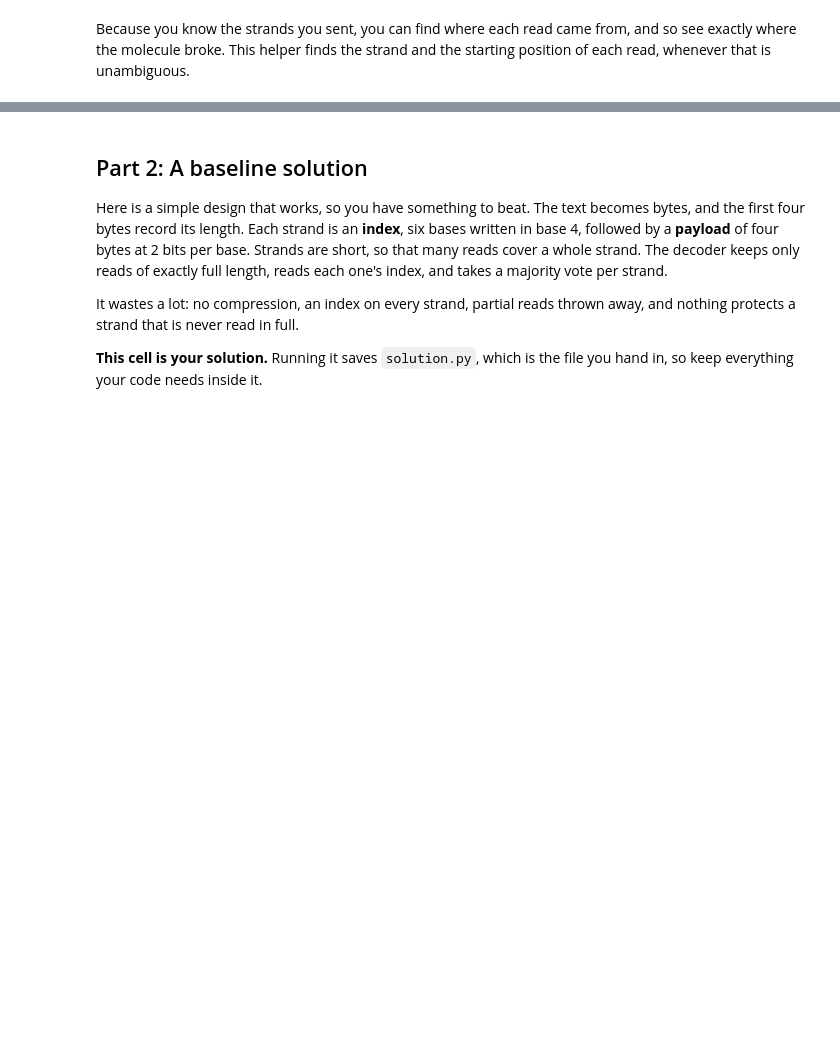
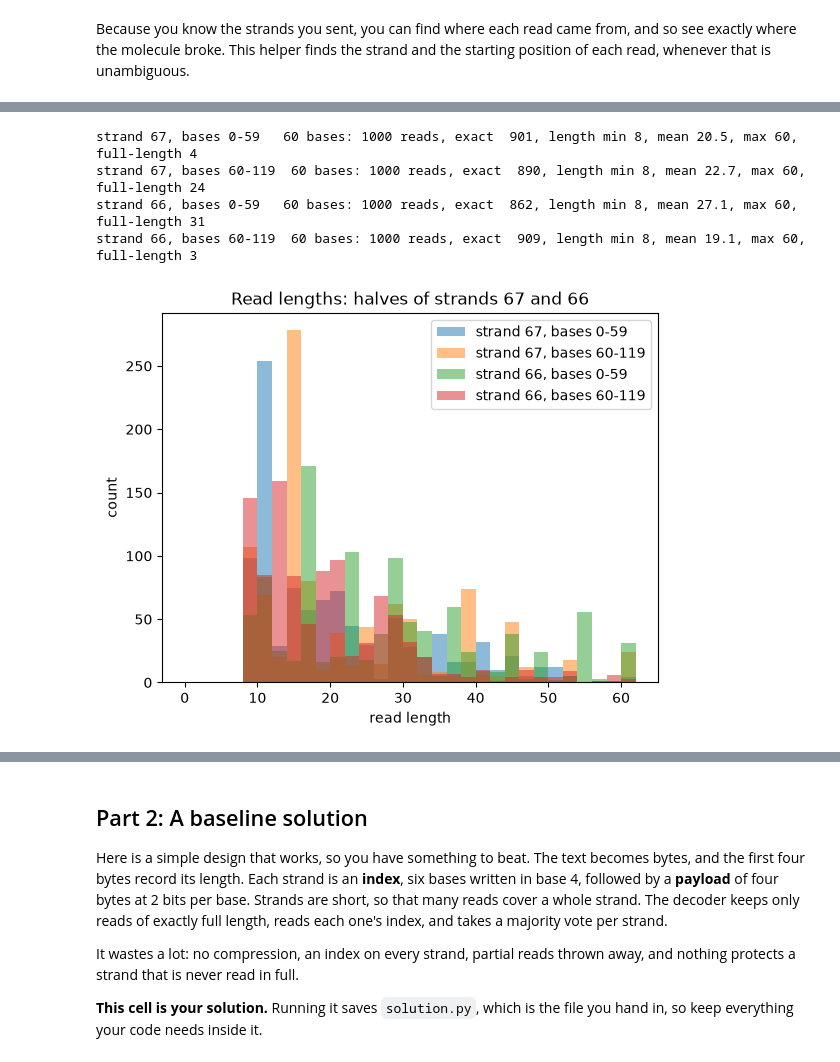
Before and after one commit to helin-wang1203/ENGS27-Final-Project, a Jupyter notebook: ENG_27_Project_Starter.ipynb, the cells around one changed output, grey strips where cells are left out. Drawn from its saved outputs; the diff is of its cells as text; code cells hidden in the pictures; blank space fills up the shorter version.

```diff
--- a/ENG_27_Project_Starter.ipynb
+++ b/ENG_27_Project_Starter.ipynb
@@ -127,0 +289,49 @@ the first read is strand 17, bases 65 to 112
+# %%
+# Split strand 67 into two halves and send each ALONE.
+# If one half comes back normally and the other returns nothing, whatever makes strand 67 disappear
+# sits in the silent half (a local "bad spot"). If both halves are silent or both shattered, the
+# problem is spread along the whole strand. Strand 66, split the same way, is the control.
+# (Caveat: a bad spot that straddles the cut at base 60 would be split apart, and both halves could look fine.)
+
+def solo_test(strand, n=1000):
+    """Send one strand alone with ONE direct request (never hangs). Returns the list of reads."""
+    resp = requests.post(SERVER_URL + "/api/reads", timeout=(15, 60),
+                         json={"key": CLASS_KEY, "strands": [strand], "n": n})
+    if resp.status_code != 200:
+        print("  server error:", resp.text[:300])
+        return []
+    return resp.json().get("reads", [])
+
+def summarize(name, strand, reads):
+    if not reads:
+        print(f"{name:<22} {len(strand):>3} bases:    0 reads")
+        return
+    L = np.array([len(r) for r in reads])
+    exact = sum(r in strand for r in reads)
+    print(f"{name:<22} {len(strand):>3} bases: {len(reads):>4} reads, exact {exact:>4}, "
+          f"length min {L.min()}, mean {L.mean():.1f}, max {L.max()}, full-length {np.sum(L == len(strand))}")
+
+half = len(s67) // 2
+s66 = test_strands[66]
+pieces = {
+    "strand 67, bases 0-59":   s67[:half],
+    "strand 67, bases 60-119": s67[half:],
+    "strand 66, bases 0-59":   s66[:half],       # control
+    "strand 66, bases 60-119": s66[half:],       # control
+}
+split_reads = {name: solo_test(s) for name, s in pieces.items()}
+for name, s in pieces.items():
+    summarize(name, s, split_reads[name])
+
+# read-length histograms for the pieces that returned reads
+for name, s in pieces.items():
+    if split_reads[name]:
+        plt.hist([len(r) for r in split_reads[name]], bins=range(0, 64, 2), alpha=0.5, label=name)
+plt.xlabel("read length"); plt.ylabel("count"); plt.title("Read lengths: halves of strands 67 and 66")
+plt.legend(); plt.show()
+# %% [output]
+strand 67, bases 0-59   60 bases: 1000 reads, exact  901, length min 8, mean 20.5, max 60, full-length 4
+strand 67, bases 60-119  60 bases: 1000 reads, exact  890, length min 8, mean 22.7, max 60, full-length 24
+strand 66, bases 0-59   60 bases: 1000 reads, exact  862, length min 8, mean 27.1, max 60, full-length 31
+strand 66, bases 60-119  60 bases: 1000 reads, exact  909, length min 8, mean 19.1, max 60, full-length 3
+[figure, added]
```
Also changed, not shown: parts of 15 cells of this notebook, 13 other files.
